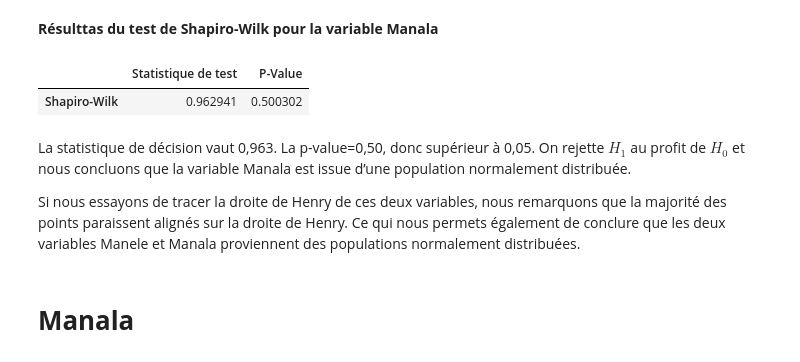
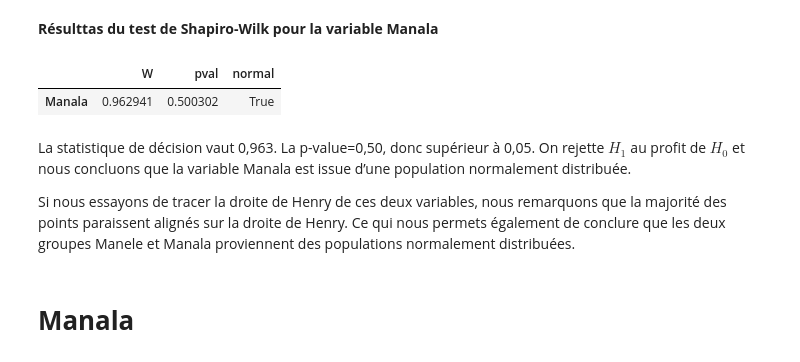
Before and after one commit to bigirimanainnocent12/Test-T-de-student-pour-deux-chantillons-ind-pendants, a Jupyter notebook: Test_T_de_Student_Pour_Deux_échantillons_Indépendants.ipynb, the cells around one changed output. Saved outputs shown, nothing was run; the diff lists cells and outputs as text; code cells hidden in the pictures.

```diff
--- a/Test_T_de_Student_Pour_Deux_échantillons_Indépendants.ipynb
+++ b/Test_T_de_Student_Pour_Deux_échantillons_Indépendants.ipynb
@@ -116,18 +113,15 @@ test
 La statistique de décision vaut 0,991. La p-value=0,997 donc supérieur à 0,05. On rejette $H_1$ au profit de $H_0$ et nous concluons que la variable Manele est issue d’une population normalement distribuée.
 # %% [markdown]
 **Résulttas du test de Shapiro-Wilk pour la variable Manala**
-# %%
-stat1,p1=shapiro(Manala.dropna())
-dicte1={'Statistique de test':stat1,'P-Value':p1}
-test1=pd.DataFrame(dicte1,index=["Shapiro-Wilk"])
-test1
-# %% [output]
-|  | Statistique de test | P-Value |
-| Shapiro-Wilk | 0.962941 | 0.500302 |
+# %%
+pg.normality(Manala.dropna())
+# %% [output]
+|  | W | pval | normal |
+| Manala | 0.962941 | 0.500302 | True |
 # %% [markdown]
 La statistique de décision vaut 0,963. La p-value=0,50, donc supérieur à 0,05. On rejette $H_1$ au profit de $H_0$ et nous concluons que la variable Manala est issue d’une population normalement distribuée.
 
-Si nous essayons de tracer la droite de Henry de ces deux variables, nous remarquons que la majorité des points paraissent alignés sur la droite de Henry. Ce qui nous permets également de conclure que les deux variables Manele et Manala proviennent des populations normalement distribuées.
+Si nous essayons de tracer la droite de Henry de ces deux variables, nous remarquons que la majorité des points paraissent alignés sur la droite de Henry. Ce qui nous permets également de conclure que les deux groupes Manele et Manala proviennent des populations normalement distribuées.
 # %% [markdown]
 # **Manala**
 # %%
```
Also changed, not shown: parts of 26 cells of this notebook.
